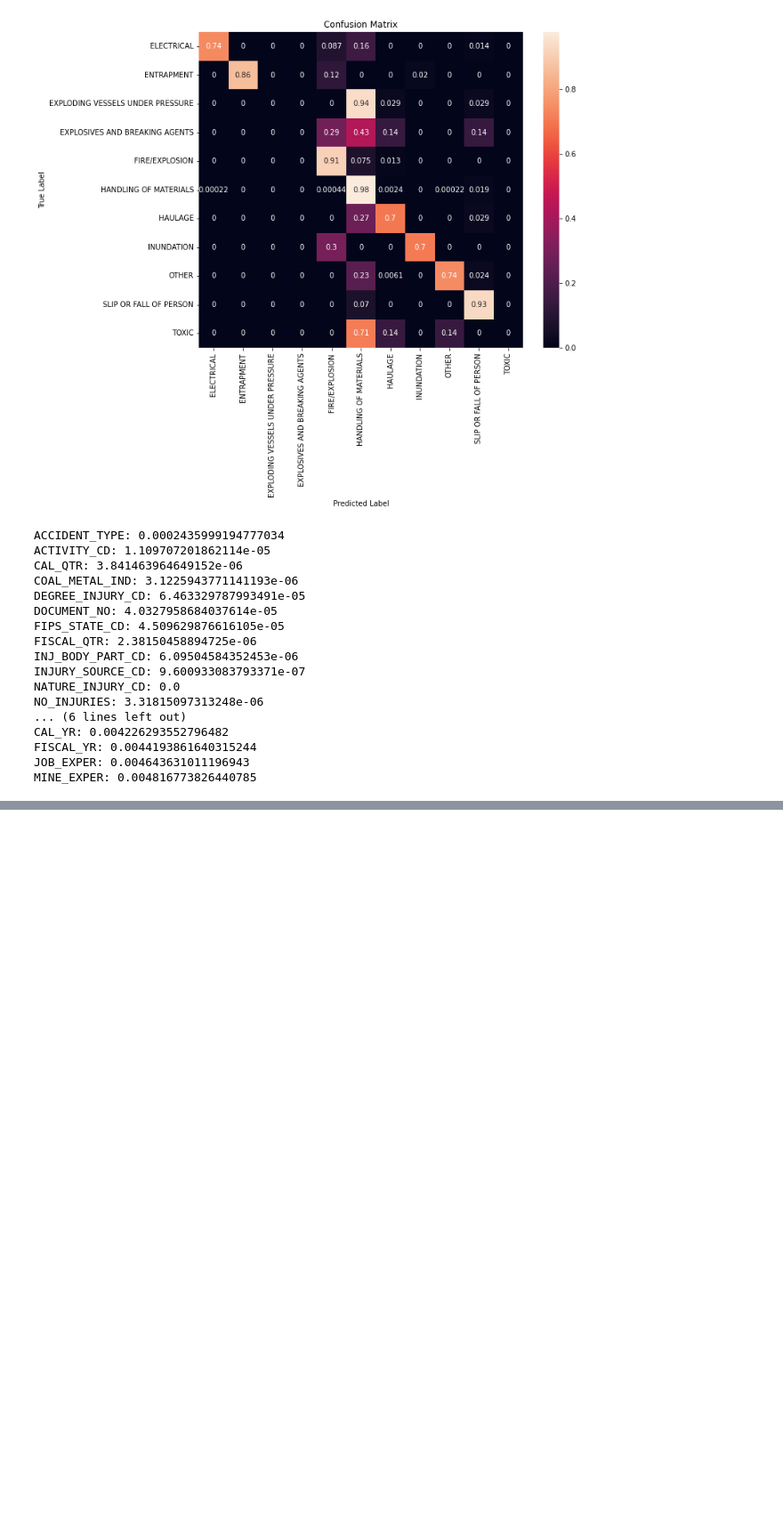
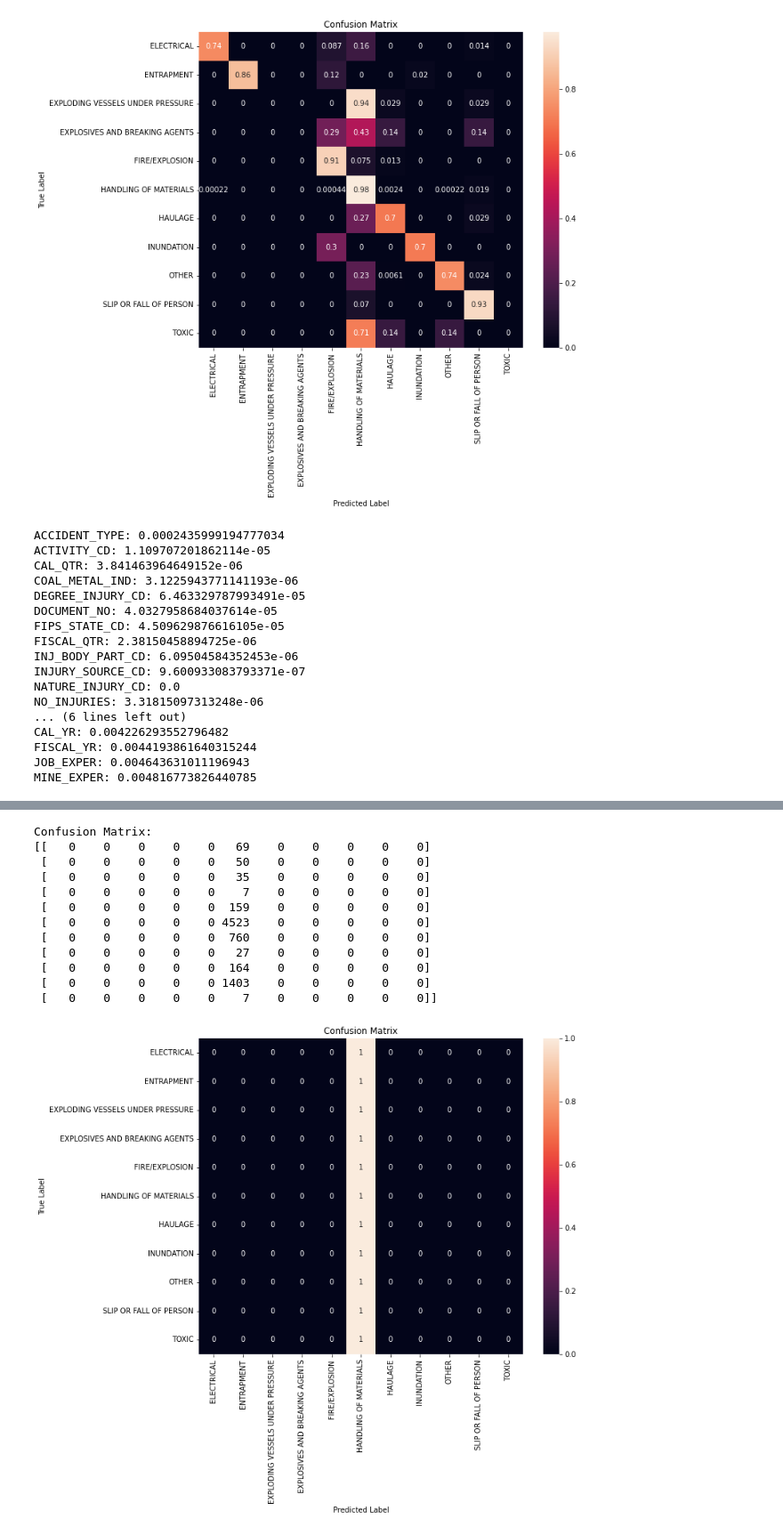
Before and after one commit to SrijanWMXJ/Trilytic, a Jupyter notebook: random_forest.ipynb, the cells around one changed output, grey strips where cells are left out. Shown: that part at 89% size. Drawn from its saved outputs; the diff is of its cells as text; code cells hidden in the pictures; blank space fills up the shorter version.

```diff
--- a/random_forest.ipynb
+++ b/random_forest.ipynb
@@ -867,3 +918,30 @@ CAL_YR: 0.004226293552796482
 FISCAL_YR: 0.0044193861640315244
 JOB_EXPER: 0.004643631011196943
 MINE_EXPER: 0.004816773826440785
+# %%
+# Select multiple categorical columns
+#categorical_columns = df.drop(["JOB_EXPER", "MINE_EXPER","CAL_YR","FISCAL_YR","NARRATIVE","EQUIP_MFR_CD","UG_MINING_METHOD_CD","UG_LOCATION_CD","processed_narrative","tokens","CLASSIFICATION","DAYS_LOST","DAYS_RESTRICT","TOT_EXPER"],axis =1).columns  # Replace with your actual column names
+categorical_columns = ["ACCIDENT_TYPE"]
+print(categorical_columns)
+
+# One-hot encode the categorical columns
+encoder = OneHotEncoder(handle_unknown="ignore")
+X_categorical = encoder.fit_transform(df[categorical_columns])
+
+# Separate target variable
+y = df["CLASSIFICATION"]
+
+# Split the data into training and testing sets
+X_train, X_test, y_train, y_test = train_test_split(X_categorical, y, test_size=0.2, random_state=42)
+
+# Train the Random Forest model
+rf_model = RandomForestClassifier(n_estimators=100 , random_state=42)
+rf_model.fit(X_train, y_train)
+
+# Make predictions on the test set
+y_pred = rf_model.predict(X_test)
+
+# Evaluate the model
+accuracy = accuracy_score(y_test, y_pred)
+print("Accuracy:", accuracy)
+print(classification_report(y_test, y_pred))
@@ -869,0 +968,29 @@ MINE_EXPER: 0.004816773826440785
+# %%
+# Print confusion matrix
+print("\nConfusion Matrix:")
+conf_matrix = confusion_matrix(y_test, y_pred)
+print(conf_matrix)
+row_sums = conf_matrix.sum(axis=1, keepdims=True)
+norm_conf_matrix = conf_matrix / row_sums
+
+# Display colored confusion matrix
+plt.figure(figsize=(10, 8))
+sns.heatmap(norm_conf_matrix, annot=True, xticklabels=rf_model.classes_, yticklabels=rf_model.classes_)
+plt.xlabel("Predicted Label")
+plt.ylabel("True Label")
+plt.title("Confusion Matrix")
+plt.show()
+# %% [output]
+Confusion Matrix:
+[[   0    0    0    0    0   69    0    0    0    0    0]
+ [   0    0    0    0    0   50    0    0    0    0    0]
+ [   0    0    0    0    0   35    0    0    0    0    0]
+ [   0    0    0    0    0    7    0    0    0    0    0]
+ [   0    0    0    0    0  159    0    0    0    0    0]
+ [   0    0    0    0    0 4523    0    0    0    0    0]
+ [   0    0    0    0    0  760    0    0    0    0    0]
+ [   0    0    0    0    0   27    0    0    0    0    0]
+ [   0    0    0    0    0  164    0    0    0    0    0]
+ [   0    0    0    0    0 1403    0    0    0    0    0]
+ [   0    0    0    0    0    7    0    0    0    0    0]]
+[figure, added]
```
Also changed, not shown: parts of 5 cells of this notebook, 1 other file.
